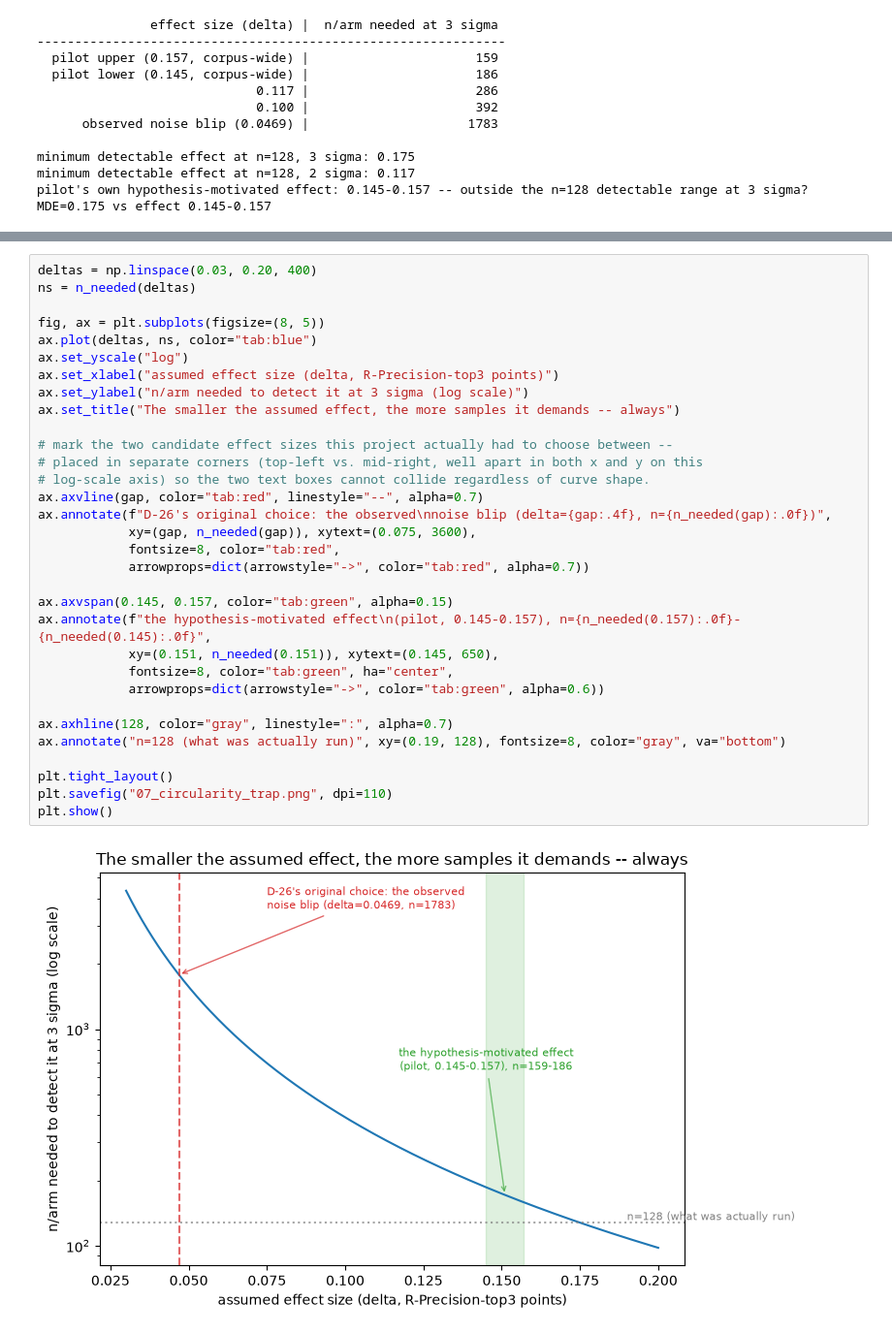
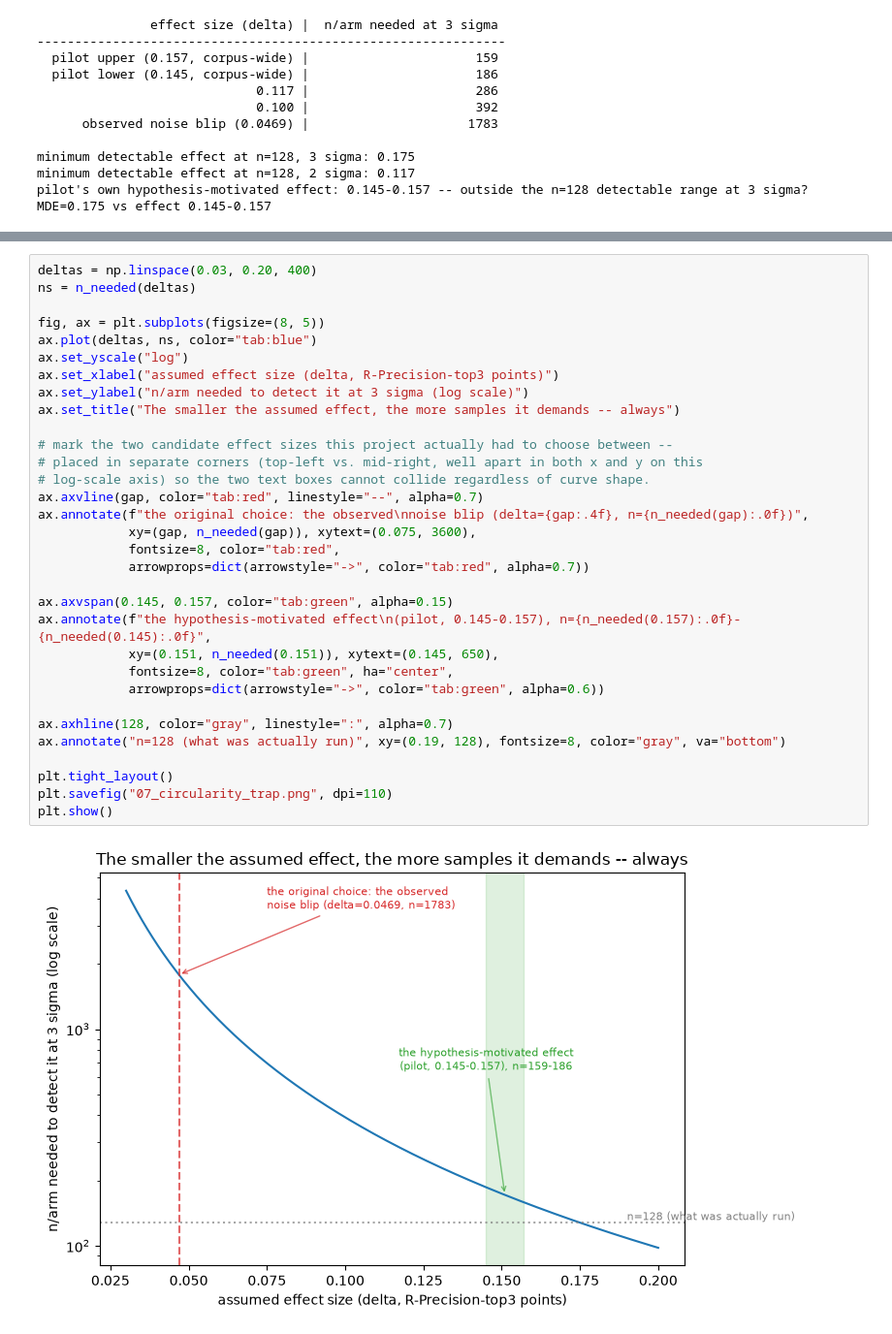
Before and after one commit to mjsushanth/T2P-motion-gen-redo, a Jupyter notebook: notebooks/07_why_six_samples_is_not_a_finding.ipynb, the cells around one changed output, grey strips where cells are left out. Shown at 97% size. Saved outputs shown, nothing was run; the diff lists cells and outputs as text.

```diff
--- a/notebooks/07_why_six_samples_is_not_a_finding.ipynb
+++ b/notebooks/07_why_six_samples_is_not_a_finding.ipynb
@@ -212,34 +211,34 @@ deltas = np.linspace(0.03, 0.20, 400)
 ns = n_needed(deltas)
 
 fig, ax = plt.subplots(figsize=(8, 5))
 ax.plot(deltas, ns, color="tab:blue")
 ax.set_yscale("log")
 ax.set_xlabel("assumed effect size (delta, R-Precision-top3 points)")
 ax.set_ylabel("n/arm needed to detect it at 3 sigma (log scale)")
 ax.set_title("The smaller the assumed effect, the more samples it demands -- always")
 
 # mark the two candidate effect sizes this project actually had to choose between --
 # placed in separate corners (top-left vs. mid-right, well apart in both x and y on this
 # log-scale axis) so the two text boxes cannot collide regardless of curve shape.
 ax.axvline(gap, color="tab:red", linestyle="--", alpha=0.7)
-ax.annotate(f"D-26's original choice: the observed\nnoise blip (delta={gap:.4f}, n={n_needed(gap):.0f})",
+ax.annotate(f"the original choice: the observed\nnoise blip (delta={gap:.4f}, n={n_needed(gap):.0f})",
             xy=(gap, n_needed(gap)), xytext=(0.075, 3600),
             fontsize=8, color="tab:red",
             arrowprops=dict(arrowstyle="->", color="tab:red", alpha=0.7))
 
 ax.axvspan(0.145, 0.157, color="tab:green", alpha=0.15)
 ax.annotate(f"the hypothesis-motivated effect\n(pilot, 0.145-0.157), n={n_needed(0.157):.0f}-{n_needed(0.145):.0f}",
             xy=(0.151, n_needed(0.151)), xytext=(0.145, 650),
             fontsize=8, color="tab:green", ha="center",
             arrowprops=dict(arrowstyle="->", color="tab:green", alpha=0.6))
 
 ax.axhline(128, color="gray", linestyle=":", alpha=0.7)
 ax.annotate("n=128 (what was actually run)", xy=(0.19, 128), fontsize=8, color="gray", va="bottom")
 
 plt.tight_layout()
 plt.savefig("07_circularity_trap.png", dpi=110)
 plt.show()
 # %% [output]
-[figure, old version]
+[figure, new version]
 # %% [markdown]
 **Reading this figure.** The curve is the same formula throughout — nothing changes except
```
Also changed, not shown: parts of 9 cells of this notebook, 1 other file.
